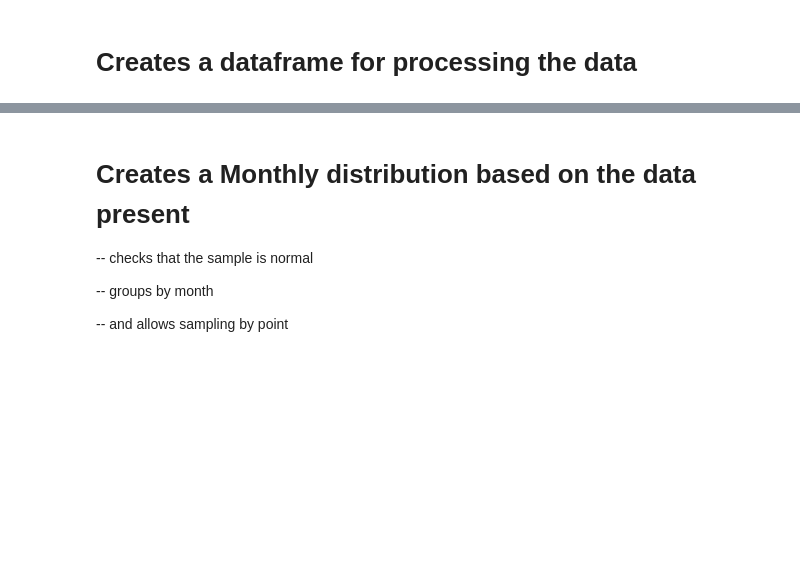
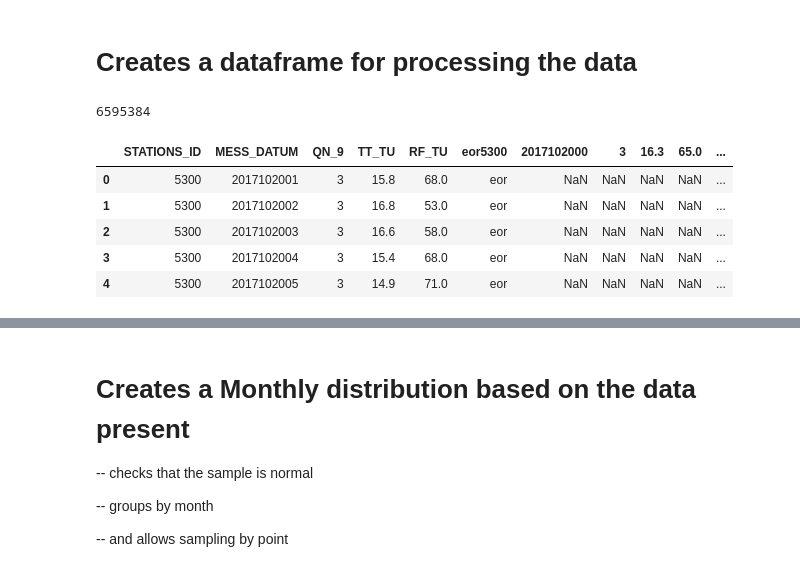
Before and after one commit to luciaeveberger/traffic_sign_recognition_uncertainty_framework, a Jupyter notebook: test_dataset/WeatherStatisticalSampling.ipynb, the cells around one changed output, grey strips where cells are left out. Saved outputs shown, nothing was run; the diff lists cells and outputs as text; code cells hidden in the pictures; blank space fills up the shorter version.

```diff
--- a/test_dataset/WeatherStatisticalSampling.ipynb
+++ b/test_dataset/WeatherStatisticalSampling.ipynb
@@ -29,6 +29,18 @@ file_path = "/test_dataset/data/generated_data1.csv"
 hourly_air_temp_df = pd.read_csv(d+hourly_air_lookup[0] +
                                  hourly_air_lookup[1],
                                  ";")
+len(hourly_air_temp_df)
+# %% [output]
+6595384
+# %%
+hourly_air_temp_df.head()
+# %% [output]
+|  | STATIONS_ID | MESS_DATUM | QN_9 | TT_TU | RF_TU | eor5300 | 2017102000 | 3 | 16.3 | 65.0 | ... |
+| 0 | 5300 | 2017102001 | 3 | 15.8 | 68.0 | eor | NaN | NaN | NaN | NaN | ... |
+| 1 | 5300 | 2017102002 | 3 | 16.8 | 53.0 | eor | NaN | NaN | NaN | NaN | ... |
+| 2 | 5300 | 2017102003 | 3 | 16.6 | 58.0 | eor | NaN | NaN | NaN | NaN | ... |
+| 3 | 5300 | 2017102004 | 3 | 15.4 | 68.0 | eor | NaN | NaN | NaN | NaN | ... |
+| 4 | 5300 | 2017102005 | 3 | 14.9 | 71.0 | eor | NaN | NaN | NaN | NaN | ... |
 # %%
 hourly_air_temp_df['formattedTime'] = pd.to_datetime(hourly_air_temp_df['MESS_DATUM'].astype(str), format='%Y%m%d%H', errors='ignore')
 hourly_air_temp_df['month'] = pd.to_datetime(hourly_air_temp_df['formattedTime']).dt.strftime('%m')
```
Also changed, not shown: parts of 11 cells of this notebook, 6 other files.
